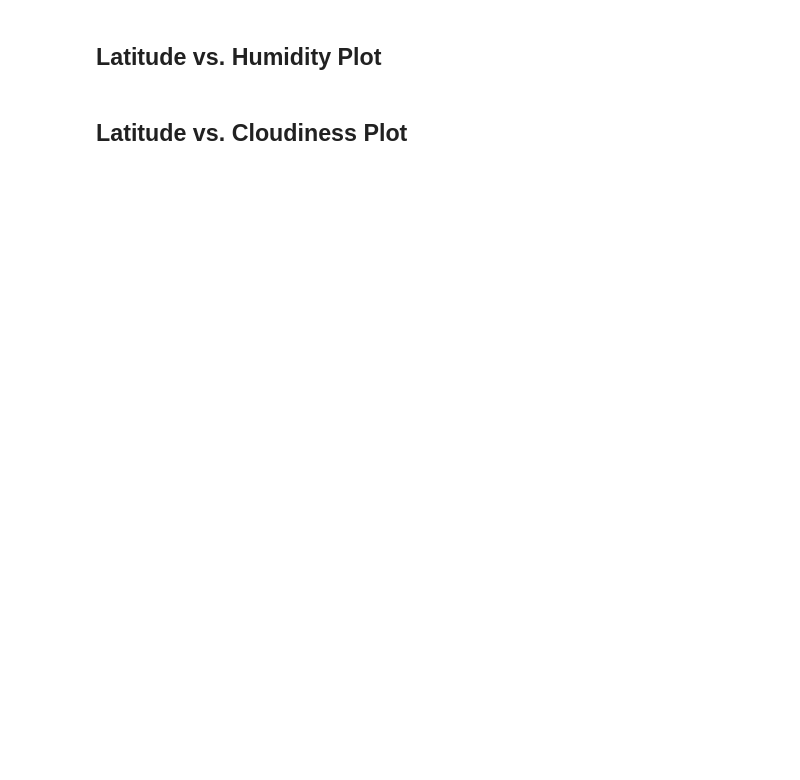
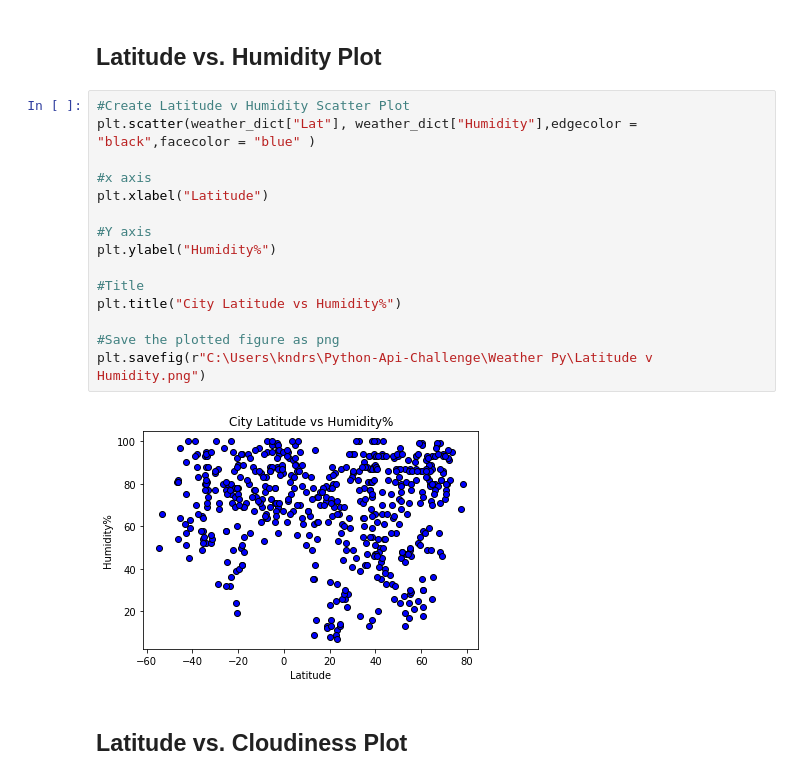
Before and after one commit to kndrsh/Python-Api-Challenge, a Jupyter notebook: Weather Py/WeatherPy.ipynb, the cells around one changed output. Cells and saved outputs as stored; diff of their text form; blank space fills up the shorter version.

```diff
--- a/Weather Py/WeatherPy.ipynb
+++ b/Weather Py/WeatherPy.ipynb
@@ -146,4 +195,21 @@ Skip this step if there are no cities that have humidity > 100%.
 # %% [markdown]
 ## Latitude vs. Humidity Plot
+# %%
+#Create Latitude v Humidity Scatter Plot
+plt.scatter(weather_dict["Lat"], weather_dict["Humidity"],edgecolor = "black",facecolor = "blue" )
+
+#x axis
+plt.xlabel("Latitude")
+
+#Y axis
+plt.ylabel("Humidity%")
+
+#Title
+plt.title("City Latitude vs Humidity%")
+
+#Save the plotted figure as png
+plt.savefig(r"C:\Users\kndrs\Python-Api-Challenge\Weather Py\Latitude v Humidity.png")
+# %% [output]
+[figure, added]
 # %% [markdown]
 ## Latitude vs. Cloudiness Plot
```
Also changed, not shown: parts of 8 cells of this notebook, 7 other files.
